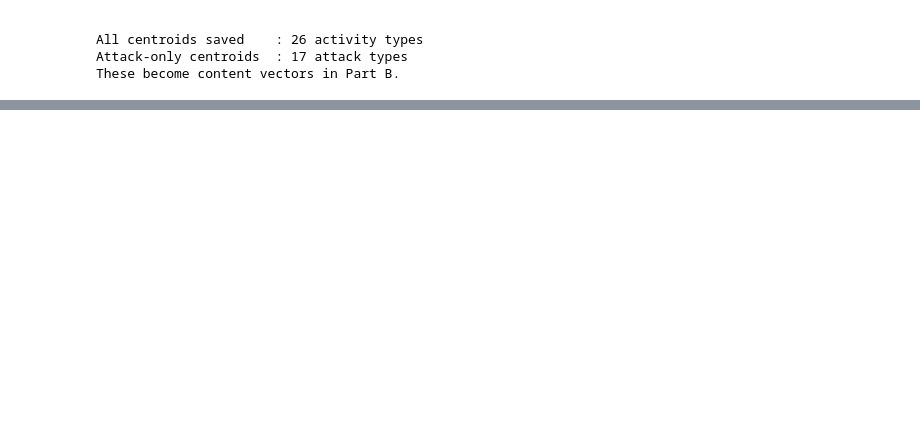
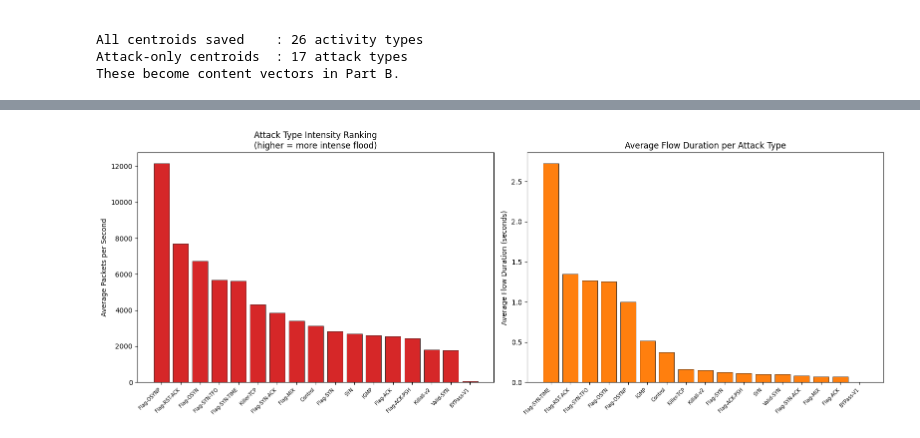
Before and after one commit to ITToday/ddos-bigdata-project, a Jupyter notebook: notebooks/part_a_analytics.ipynb, the cells around one changed output, grey strips where cells are left out. Cells and saved outputs as stored; diff of their text form; code cells hidden in the pictures; blank space fills up the shorter version.

Commit message:
Part A: Section 6 — Q3 timing patterns, RANK() OVER window function

```diff
--- a/notebooks/part_a_analytics.ipynb
+++ b/notebooks/part_a_analytics.ipynb
@@ -533,0 +542,86 @@ These become content vectors in Part B.
+# %%
+# --- Timing analysis grouped by activity ---
+iat_analysis = spark.sql("""
+    SELECT
+        activity,
+        label,
+        ROUND(AVG(packets_IAT_mean), 6)  AS avg_IAT_sec,
+        ROUND(AVG(duration), 6)           AS avg_duration_sec,
+        ROUND(AVG(packets_count), 2)      AS avg_packets_per_flow,
+        ROUND(AVG(packets_rate), 2)       AS avg_packets_per_sec
+    FROM ddos_clean
+    GROUP BY activity, label
+    ORDER BY avg_IAT_sec ASC
+""")
+
+print("=== Q3 — Flow Timing Per Attack Type (sorted by IAT) ===")
+iat_analysis.show(30, truncate=False)
+
+# --- RANK() OVER window function ---
+# Ranks all activity types by packet rate in one query
+# RANK() is from the SparkSQL practical — window function
+# that assigns rank without collapsing rows
+intensity_ranked = spark.sql("""
+    SELECT
+        activity,
+        label,
+        ROUND(AVG(packets_rate), 2)  AS avg_packets_rate,
+        ROUND(AVG(bytes_rate), 2)    AS avg_bytes_rate,
+        ROUND(AVG(duration), 6)       AS avg_duration_sec,
+        RANK() OVER (
+            ORDER BY AVG(packets_rate) DESC
+        ) AS intensity_rank
+    FROM ddos_clean
+    GROUP BY activity, label
+""")
+
+print("=== Q3 — Attack Intensity Ranking via RANK() OVER ===")
+intensity_ranked.orderBy("intensity_rank").show(30, truncate=False)
+
+# --- Visualisation ---
+ranked_pd     = intensity_ranked.orderBy("intensity_rank").toPandas()
+attack_ranked = ranked_pd[ranked_pd['label'] == 'Attack']
+
+dur_pd     = iat_analysis.toPandas()
+attack_dur = dur_pd[dur_pd['label'] == 'Attack'].sort_values(
+    'avg_duration_sec', ascending=False
+)
+
+fig, axes = plt.subplots(1, 2, figsize=(16, 6))
+
+# Left: packet rate per attack type
+axes[0].bar(
+    range(len(attack_ranked)),
+    attack_ranked['avg_packets_rate'],
+    color='#d62728', edgecolor='black', linewidth=0.5
+)
+axes[0].set_xticks(range(len(attack_ranked)))
+axes[0].set_xticklabels(
+    [a.replace('Attack-TCP-','').replace('Attack-','')
+     for a in attack_ranked['activity']],
+    rotation=45, ha='right', fontsize=7
+)
+axes[0].set_ylabel('Average Packets per Second')
+axes[0].set_title('Attack Type Intensity Ranking\n(higher = more intense flood)')
+
+# Right: flow duration per attack type
+axes[1].bar(
+    range(len(attack_dur)),
+    attack_dur['avg_duration_sec'],
+    color='#ff7f0e', edgecolor='black', linewidth=0.5
+)
+axes[1].set_xticks(range(len(attack_dur)))
+axes[1].set_xticklabels(
+    [a.replace('Attack-TCP-','').replace('Attack-','')
+     for a in attack_dur['activity']],
+    rotation=45, ha='right', fontsize=7
+)
+axes[1].set_ylabel('Average Flow Duration (seconds)')
+axes[1].set_title('Average Flow Duration per Attack Type')
+
+plt.tight_layout()
+os.makedirs('../outputs', exist_ok=True)
+plt.savefig('../outputs/q3_timing_patterns.png', dpi=150, bbox_inches='tight')
+plt.show()
+print("Saved: ../outputs/q3_timing_patterns.png")
+# %% [output]
@@ -533,0 +675 @@ These become content vectors in Part B.
+[figure, added]
```
Also changed, not shown: parts of 2 cells of this notebook, 1 other file.
